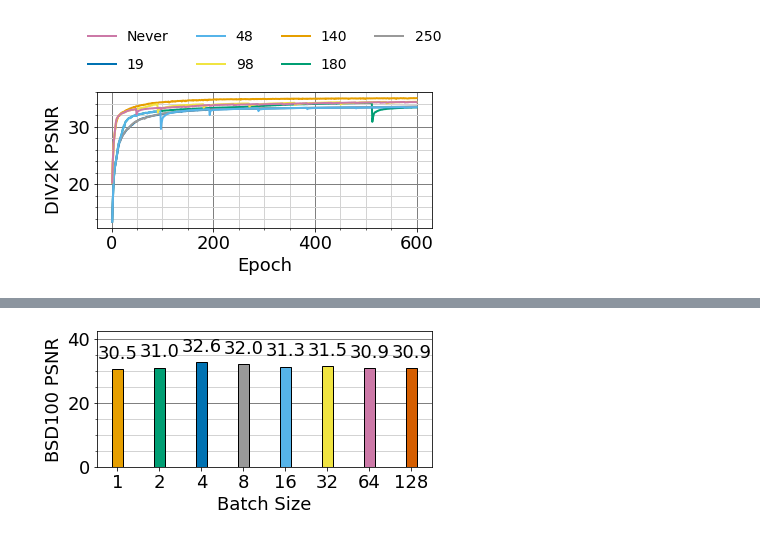
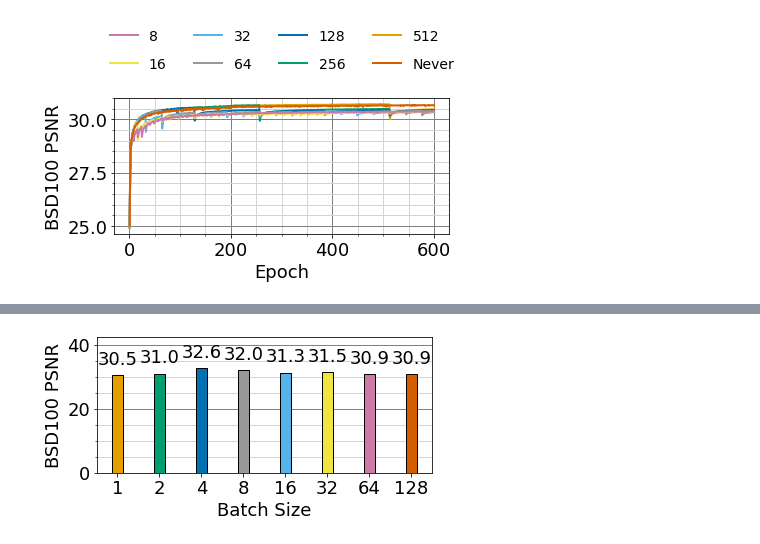
Before and after one commit to MartinBuessemeyer/Efficient-Image-Super-Resolution, a Jupyter notebook: notebooks/visualizations.ipynb, the cells around one changed output, grey strips where cells are left out. Drawn from its saved outputs; the diff is of its cells as text; code cells hidden in the pictures.

```diff
--- a/notebooks/visualizations.ipynb
+++ b/notebooks/visualizations.ipynb
@@ -36,7 +37,7 @@ def make_line_chart(x,y, labels, xlabel="", ylabel="", name="result.png", legend
 
     handles, labels = plt.gca().get_legend_handles_labels()
     # sort both labels and handles by labels
-    labels, handles = zip(*sorted(zip(labels, handles), key=lambda t: int(t[0]) if t[0].isnumeric() else 0))
+    labels, handles = zip(*sorted(zip(labels, handles), key=lambda t: int(t[0]) if t[0].isnumeric() else math.inf))
     if legend_location == "upper center":
         ncol = ncol
         height = (len(lables) / ncol + 1) * 0.2 + 1
@@ -98,7 +99,7 @@ def combine_column_and_file_name(column, file):
     return f'{file}_{column}'
 # %%
 def get_data(columns: list[str]):
-    base_dir = Path('../experiment/20220124')
+    base_dir = Path('../experiment/final')
     csv_files = base_dir.glob('*.csv')
 
     dfs = {file.name : pd.read_csv(file) for file in csv_files}
@@ -106,7 +107,8 @@ def get_data(columns: list[str]):
     res_df = pd.DataFrame()
     for file_name, df in dfs.items():
         for column in columns:
-            res_df[combine_column_and_file_name(file_name, column)] = df[column]
+            if column in df.columns:
+                res_df[combine_column_and_file_name(file_name, column)] = df[column]
     return res_df
 # %%
 data = get_data(["validate.BSD100.psnr_scale_2", "Epoch"])
@@ -141,8 +159,8 @@ make_line_chart(filtered_x.values, filtered_y.values / 1000, lables, "Epoch", "P
 # %%
-data = get_data(["validate.DIV2K.psnr_scale_2", "Epoch"])
-filtered_x = data.filter(regex=("Epoch_rfdn_advanced_600_epochs_before_pruning.*")).head(600).transpose()
-filtered_y = data.filter(regex=("validate\.DIV2K.psnr_scale_2_rfdn_advanced_600_epochs_before_pruning.*")).head(600).transpose()
-lables = [140, 180, 19, 250, 48, 98, "Never"]
-make_line_chart(filtered_x.values, filtered_y.values, lables, "Epoch", "DIV2K PSNR", "epochs_before_pruning_div2k_psnr.svg", legend_location="upper center")
+data = get_data(["validate.BSD100.psnr_scale_2", "Epoch"])
+filtered_x = data.filter(regex=("Epoch_rfdn_advanced_600_epochs_no_batchnorm_pruning_([0-9]*|none).csv")).head(600).transpose()
+filtered_y = data.filter(regex=("validate\.BSD100.psnr_scale_2_rfdn_advanced_600_epochs_no_batchnorm_pruning_([0-9]*|none).csv")).head(600).transpose()
+lables = [512, 256, 128, 64, 32, 16, 8, "Never"]
+make_line_chart(filtered_x.values, filtered_y.values, lables, "Epoch", "BSD100 PSNR", "pruning_interval_BSD100_psnr.svg", legend_location="upper center")
 # %% [output]
-[figure, old version]
+[figure, new version]
```
Also changed, not shown: parts of 10 cells of this notebook.
